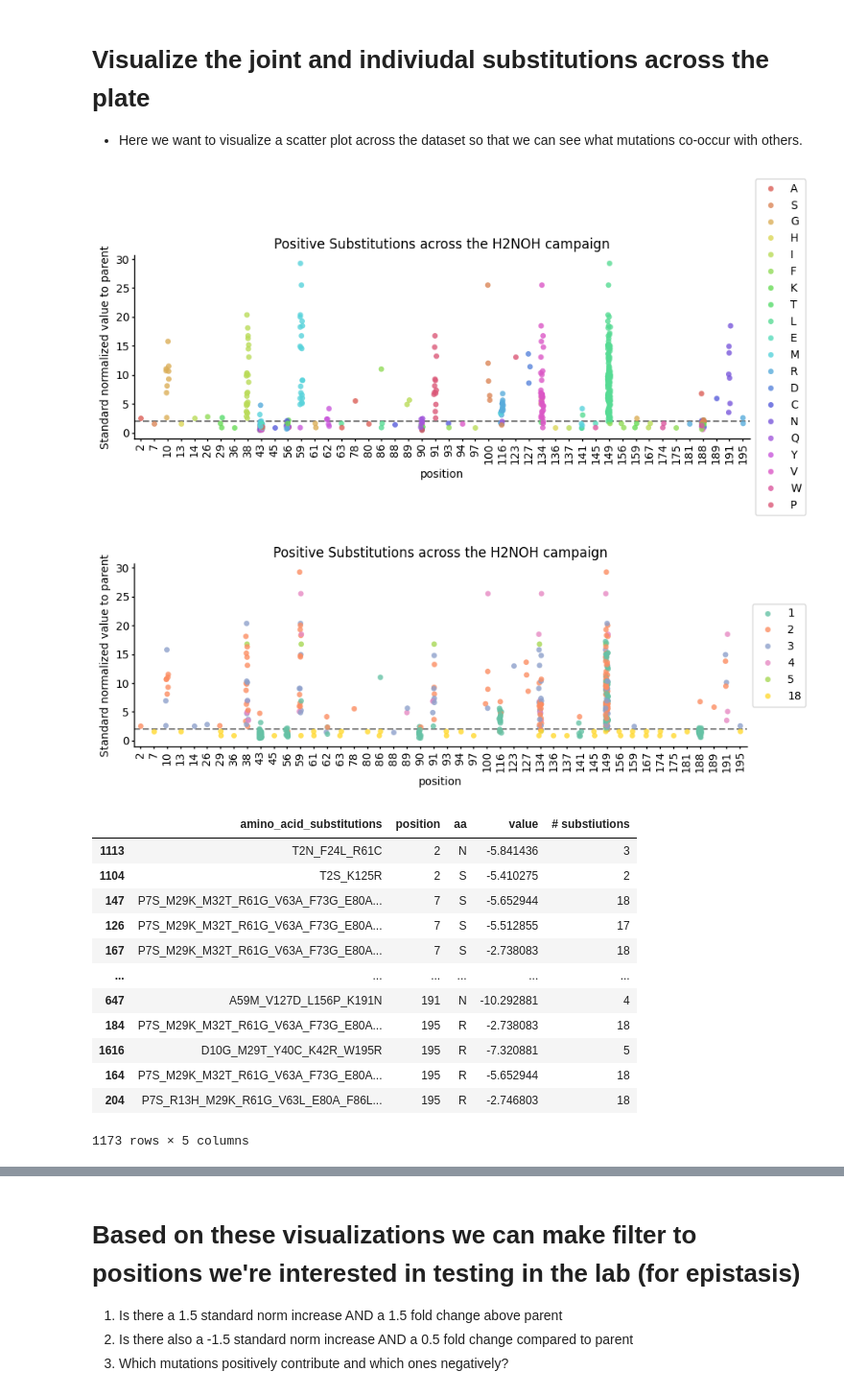
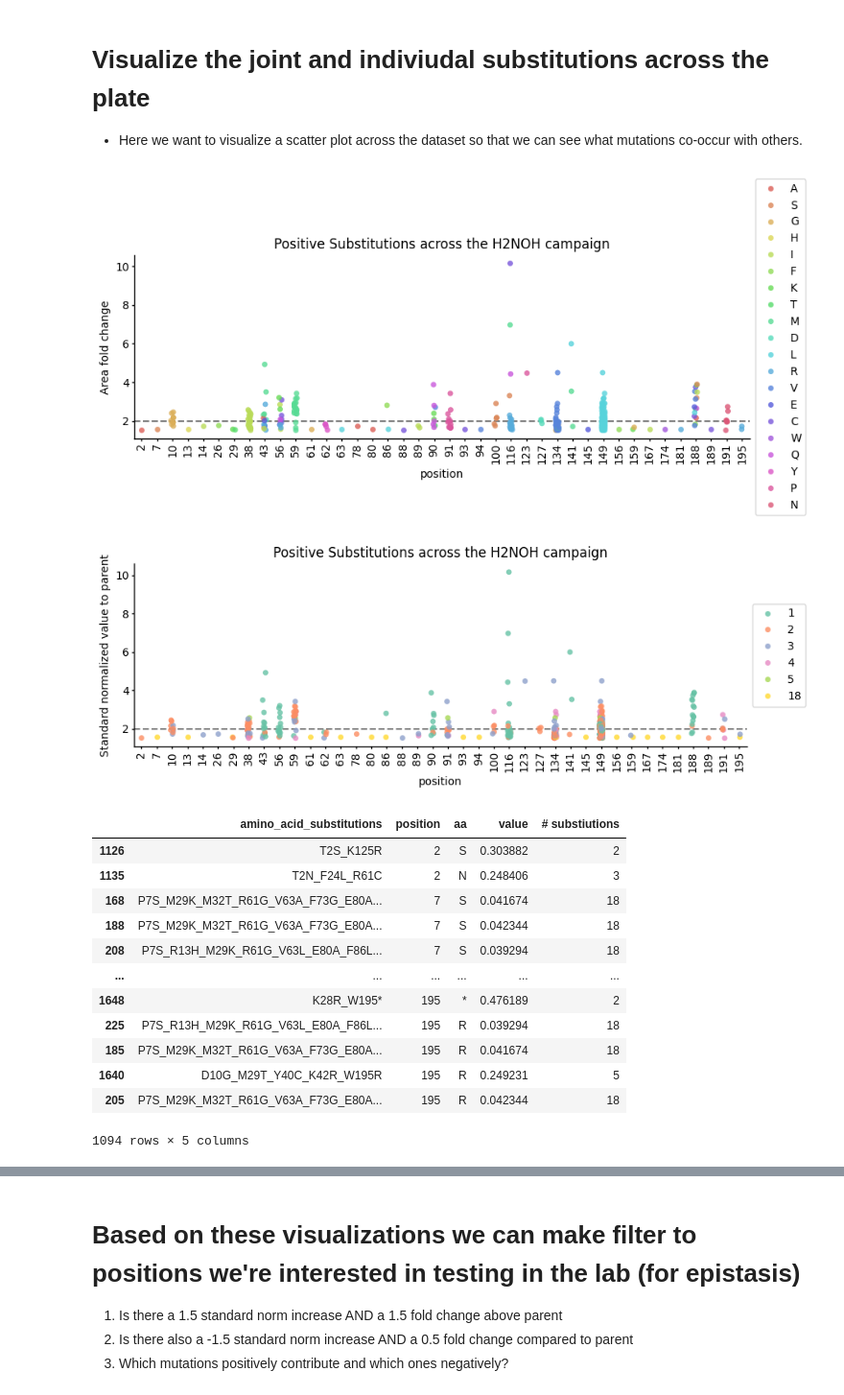
Before and after one commit to ArianeMora/beta_aminoacids, a Jupyter notebook: LevSeq_Results_Vis.ipynb, the cells around one changed output, grey strips where cells are left out. Shown at 96% size. Saved outputs shown, nothing was run; the diff lists cells and outputs as text; code cells hidden in the pictures.

```diff
--- a/LevSeq_Results_Vis.ipynb
+++ b/LevSeq_Results_Vis.ipynb
@@ -554,7 +564,7 @@ plt.savefig(f"{fig_dir}msa_h2noh_multisubs_heatmap_variable_grouped_highlighted_
 # %%
 df = positive_df[positive_df['campaign_name'].isin(h2noh_camp)]
 rows = []
-for pos, value in df[['amino_acid_substitutions', 'Area plate standard norm']].values:
+for pos, value in df[['amino_acid_substitutions', 'Area fold change']].values:
     positions = pos.split('_')
     for i in positions:
         rows.append([pos, int(i[1:-1]), i[-1], float(value), len(pos.split('_'))])
@@ -565,17 +575,17 @@ h2noh_positions = [int(x[:-1]) for x in h2noh_substitutions]
 # %%
 positive_positions = set(vis_df['position'].values)
 vis_df['position'] = [str(int(p)) for p in vis_df['position'].values]
 plt.figure(figsize=(10, 3))
 ax = sns.stripplot(vis_df, x='position', y='value', hue='aa', palette='hls', alpha=0.8)
 clean_plt(ax)
 plt.axhline(y=2, color='grey', linestyle='--')
-plt.ylabel('Standard normalized value to parent')
+plt.ylabel('Area fold change')
 ax.legend(loc='center left', bbox_to_anchor=(1, 0.5))
 plt.title('Positive Substitutions across the H2NOH campaign')
 plt.savefig(f'{fig_dir}stripplot_Positive Substitutions across the H2NOH campaign'.replace(' ', '_') + '.png', dpi=300, bbox_inches='tight')
 plt.savefig(f'{fig_dir}stripplot_Positive Substitutions across the H2NOH campaign'.replace(' ', '_') + '.svg', bbox_inches='tight')
 # %% [output]
-[figure, old version]
+[figure, new version]
 # %%
 plt.figure(figsize=(10, 3))
 ax = sns.stripplot(vis_df, x='position', y='value', hue='# substiutions', alpha=0.8, palette='Set2')
@@ -587,12 +597,12 @@ plt.title('Positive Substitutions across the H2NOH campaign')
 plt.savefig(f'{fig_dir}stripplot_Positive Substitutions across the H2NOH campaign - subs'.replace(' ', '_') + '.png', dpi=300, bbox_inches='tight')
 plt.savefig(f'{fig_dir}stripplot_Positive Substitutions across the H2NOH campaign - subs'.replace(' ', '_') + '.svg', dpi=300, bbox_inches='tight')
 # %% [output]
-[figure, old version]
+[figure, new version]
 # %%
 # Do the same but for the negative so we can see whether we have negative data also for these positions
 df = negative_df[negative_df['campaign_name'].isin(h2noh_camp)]
 rows = []
-for pos, value in df[['amino_acid_substitutions', 'Area plate standard norm']].values:
+for pos, value in df[['amino_acid_substitutions', 'Area fold change']].values:
     for i in pos.split('_'):
         rows.append([pos, int(i[1:-1]), i[-1], float(value), len(pos.split('_'))])
 negative_vis_df = pd.DataFrame(rows, columns=['amino_acid_substitutions', 'position', 'aa', 'value', '# substiutions'])
@@ -605,18 +615,18 @@ negative_vis_df = negative_vis_df[negative_vis_df['position'].isin(positive_posi
 negative_vis_df
 # %% [output]
 |  | amino_acid_substitutions | position | aa | value | # substiutions |
-| 1113 | T2N_F24L_R61C | 2 | N | -5.841436 | 3 |
-| 1104 | T2S_K125R | 2 | S | -5.410275 | 2 |
-| 147 | P7S_M29K_M32T_R61G_V63A_F73G_E80A... | 7 | S | -5.652944 | 18 |
-| 126 | P7S_M29K_M32T_R61G_V63A_F73G_E80A... | 7 | S | -5.512855 | 17 |
-| 167 | P7S_M29K_M32T_R61G_V63A_F73G_E80A... | 7 | S | -2.738083 | 18 |
+| 1126 | T2S_K125R | 2 | S | 0.303882 | 2 |
+| 1135 | T2N_F24L_R61C | 2 | N | 0.248406 | 3 |
+| 168 | P7S_M29K_M32T_R61G_V63A_F73G_E80A... | 7 | S | 0.041674 | 18 |
+| 188 | P7S_M29K_M32T_R61G_V63A_F73G_E80A... | 7 | S | 0.042344 | 18 |
+| 208 | P7S_R13H_M29K_R61G_V63L_E80A_F86L... | 7 | S | 0.039294 | 18 |
 | ... | ... | ... | ... | ... | ... |
-| 647 | A59M_V127D_L156P_K191N | 191 | N | -10.292881 | 4 |
-| 184 | P7S_M29K_M32T_R61G_V63A_F73G_E80A... | 195 | R | -2.738083 | 18 |
-| 1616 | D10G_M29T_Y40C_K42R_W195R | 195 | R | -7.320881 | 5 |
-| 164 | P7S_M29K_M32T_R61G_V63A_F73G_E80A... | 195 | R | -5.652944 | 18 |
-| 204 | P7S_R13H_M29K_R61G_V63L_E80A_F86L... | 195 | R | -2.746803 | 18 |
+| 1648 | K28R_W195* | 195 | * | 0.476189 | 2 |
+| 225 | P7S_R13H_M29K_R61G_V63L_E80A_F86L... | 195 | R | 0.039294 | 18 |
+| 185 | P7S_M29K_M32T_R61G_V63A_F73G_E80A... | 195 | R | 0.041674 | 18 |
+| 1640 | D10G_M29T_Y40C_K42R_W195R | 195 | R | 0.249231 | 5 |
+| 205 | P7S_M29K_M32T_R61G_V63A_F73G_E80A... | 195 | R | 0.042344 | 18 |
-1173 rows × 5 columns
+1094 rows × 5 columns
 # %%
 vis_df = vis_df[~vis_df['position'].isin(h2noh_positions)]
 positive_positions = set(vis_df['position'].values)
```
Also changed, not shown: parts of 33 cells of this notebook, 2 other files.
